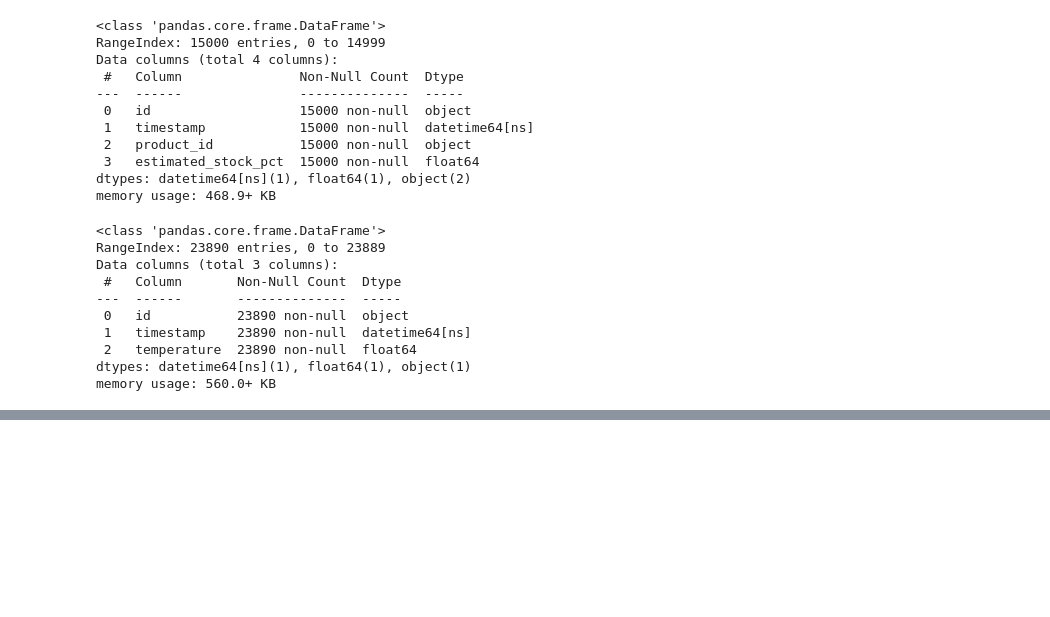
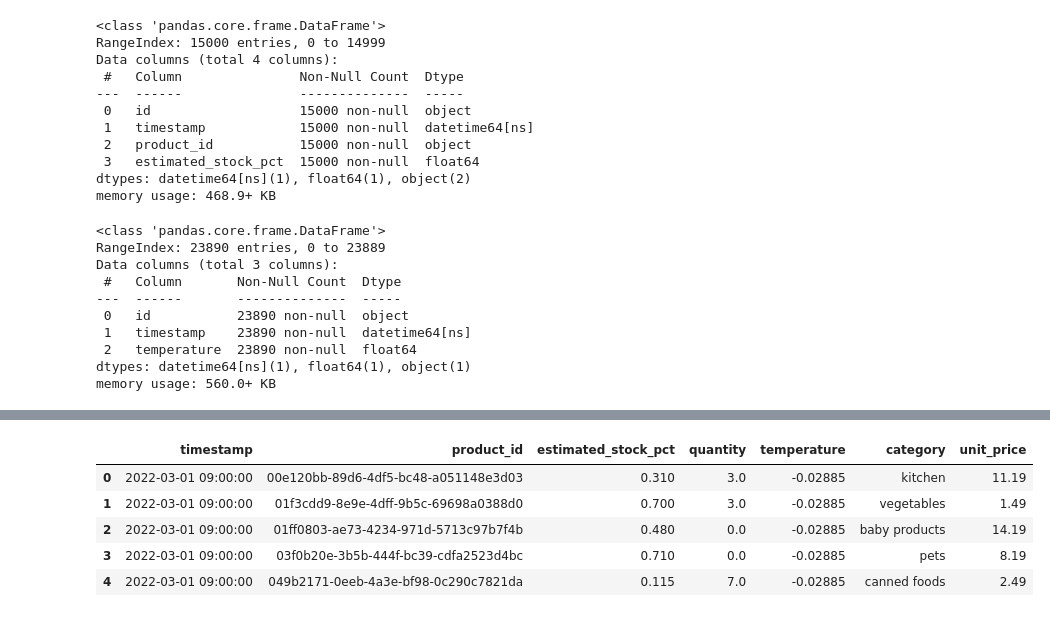
Before and after one commit to kunalNbadgujar/Cognizant-Artificial-Intelligence-Virtual-Internship-Project, a Jupyter notebook: Task_1.ipynb, the cells around one changed output, grey strips where cells are left out. Saved outputs shown, nothing was run; the diff lists cells and outputs as text; code cells hidden in the pictures; blank space fills up the shorter version.

```diff
--- a/Task_1.ipynb
+++ b/Task_1.ipynb
@@ -487,0 +608,3 @@ memory usage: 560.0+ KB
+# %%
+merged_df = merged_df.merge(temp_agg, on='timestamp', how='left')
+merged_df.head()
@@ -487,0 +635,3 @@ memory usage: 560.0+ KB
+# %%
+merged_df['quantity'] = merged_df['quantity'].fillna(0)
+merged_df.info()
@@ -487,0 +653,9 @@ memory usage: 560.0+ KB
+# %%
+product_categories = sales[['product_id', 'category']]
+product_categories = product_categories.drop_duplicates()
+
+product_price = sales[['product_id', 'unit_price']]
+product_price = product_price.drop_duplicates()
+# %%
+merged_df = merged_df.merge(product_categories, on="product_id", how="left")
+merged_df.head()
@@ -487,0 +669,10 @@ memory usage: 560.0+ KB
+# %%
+merged_df = merged_df.merge(product_price, on="product_id", how="left")
+merged_df.head()
+# %% [output]
+|  | timestamp | product_id | estimated_stock_pct | quantity | temperature | category | unit_price |
+| 0 | 2022-03-01 09:00:00 | 00e120bb-89d6-4df5-bc48-a051148e3d03 | 0.310 | 3.0 | -0.02885 | kitchen | 11.19 |
+| 1 | 2022-03-01 09:00:00 | 01f3cdd9-8e9e-4dff-9b5c-69698a0388d0 | 0.700 | 3.0 | -0.02885 | vegetables | 1.49 |
+| 2 | 2022-03-01 09:00:00 | 01ff0803-ae73-4234-971d-5713c97b7f4b | 0.480 | 0.0 | -0.02885 | baby products | 14.19 |
+| 3 | 2022-03-01 09:00:00 | 03f0b20e-3b5b-444f-bc39-cdfa2523d4bc | 0.710 | 0.0 | -0.02885 | pets | 8.19 |
+| 4 | 2022-03-01 09:00:00 | 049b2171-0eeb-4a3e-bf98-0c290c7821da | 0.115 | 7.0 | -0.02885 | canned foods | 2.49 |
```
Also changed, not shown: parts of 23 cells of this notebook.
